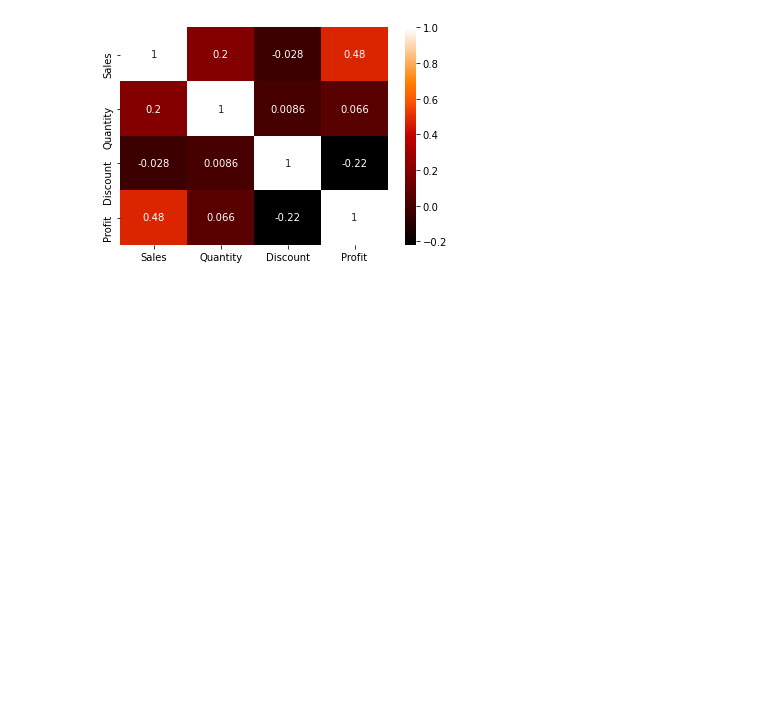
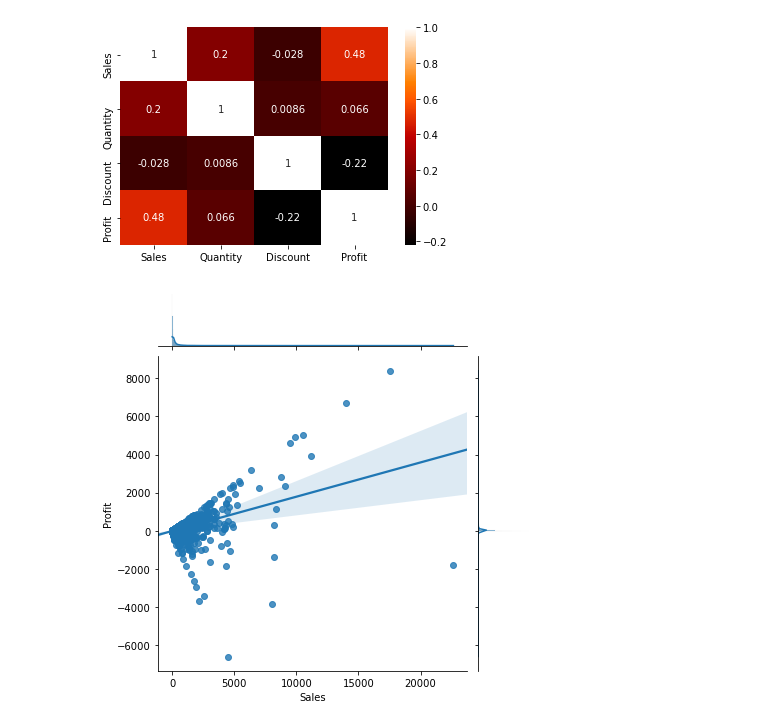
Before and after one commit to carrotdip/SuperStore, a Jupyter notebook: SuperStore_Analysis.ipynb, the cells around one changed output. Drawn from its saved outputs; the diff is of its cells as text; code cells hidden in the pictures; blank space fills up the shorter version.

Commit message:
additional analysis and images

```diff
--- a/SuperStore_Analysis.ipynb
+++ b/SuperStore_Analysis.ipynb
@@ -223,2 +228,8 @@ g = sns.heatmap(superstore_df[['Sales','Quantity','Discount','Profit']].corr(met
 # %% [output]
 [figure]
+# %%
+# Jointplot of sales to profit
+sns.jointplot(x=superstore_df['Sales'],y=superstore_df['Profit'], kind='reg', truncate=False)
+plt.savefig('Images/salesprofitjp.png') # save as png
+# %% [output]
+[figure, added]
```
Also changed, not shown: parts of 13 cells of this notebook, 14 other files.
